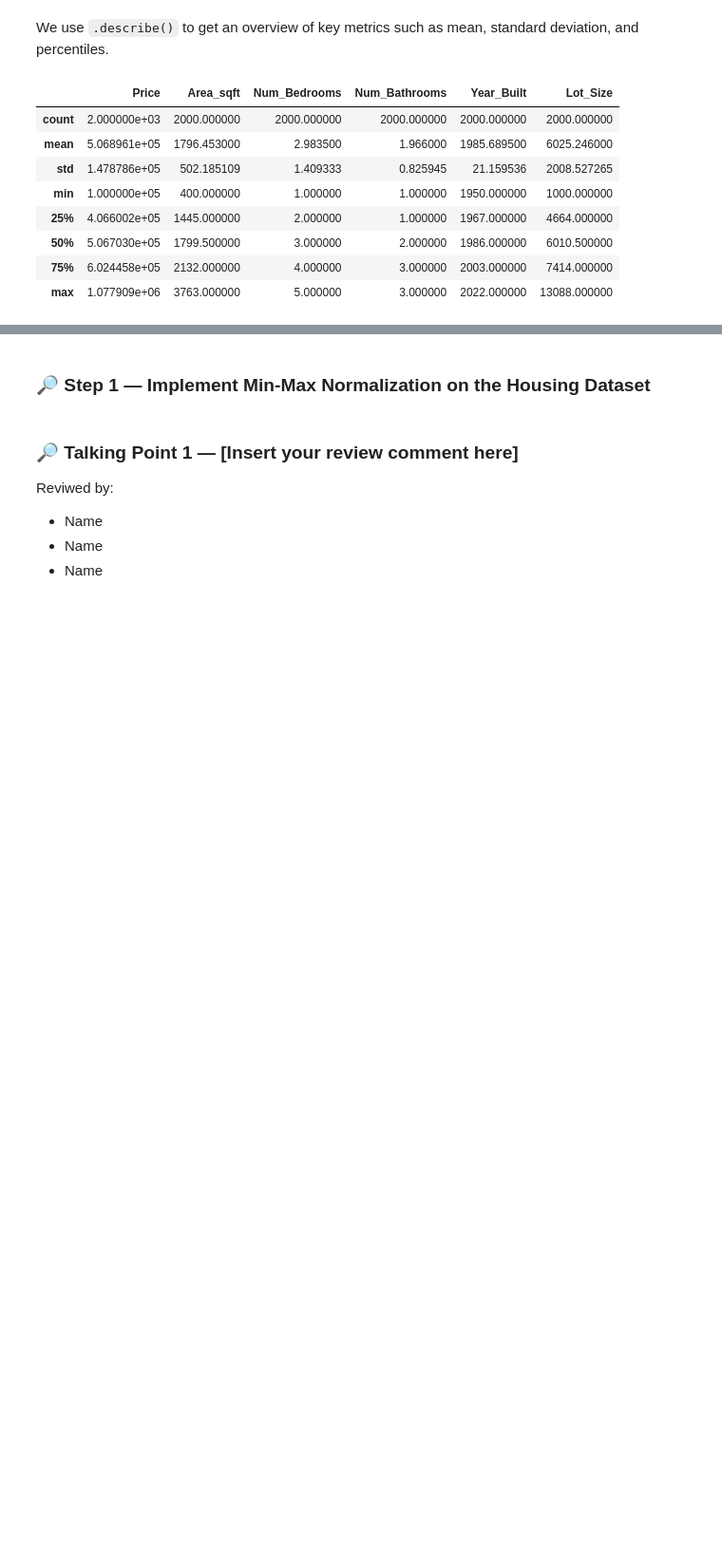
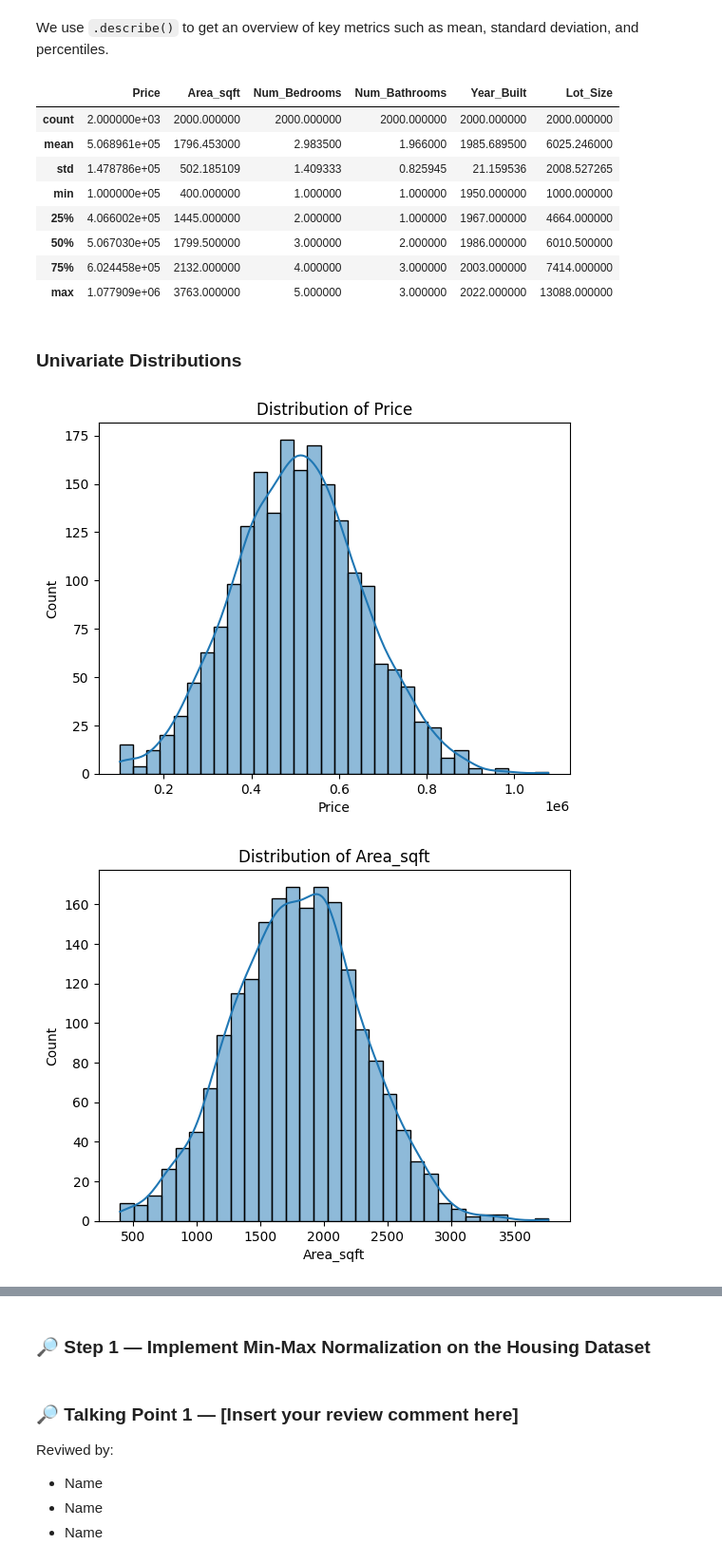
Before and after one commit to MandeepCon/MinMaxNormalization, a Jupyter notebook: MinMax_Normalization_Workshop.ipynb, the cells around one changed output, grey strips where cells are left out. Shown at 95% size. Saved outputs shown, nothing was run; the diff lists cells and outputs as text; code cells hidden in the pictures; blank space fills up the shorter version.

```diff
--- a/MinMax_Normalization_Workshop.ipynb
+++ b/MinMax_Normalization_Workshop.ipynb
@@ -176,3 +181,14 @@ housingdata.describe()
 | 50% | 5.067030e+05 | 1799.500000 | 3.000000 | 2.000000 | 1986.000000 | 6010.500000 |
 | 75% | 6.024458e+05 | 2132.000000 | 4.000000 | 3.000000 | 2003.000000 | 7414.000000 |
 | max | 1.077909e+06 | 3763.000000 | 5.000000 | 3.000000 | 2022.000000 | 13088.000000 |
+# %% [markdown]
+### Univariate Distributions
+# %%
+numeric_cols = housingdata.select_dtypes(include='number').columns
+for col in numeric_cols:
+    sns.histplot(housingdata[col], kde=True)
+    plt.title(f"Distribution of {col}")
+    plt.show()
+# %% [output]
+[figure, added]
+[figure, added]
```
Also changed, not shown: parts of 12 cells of this notebook.
